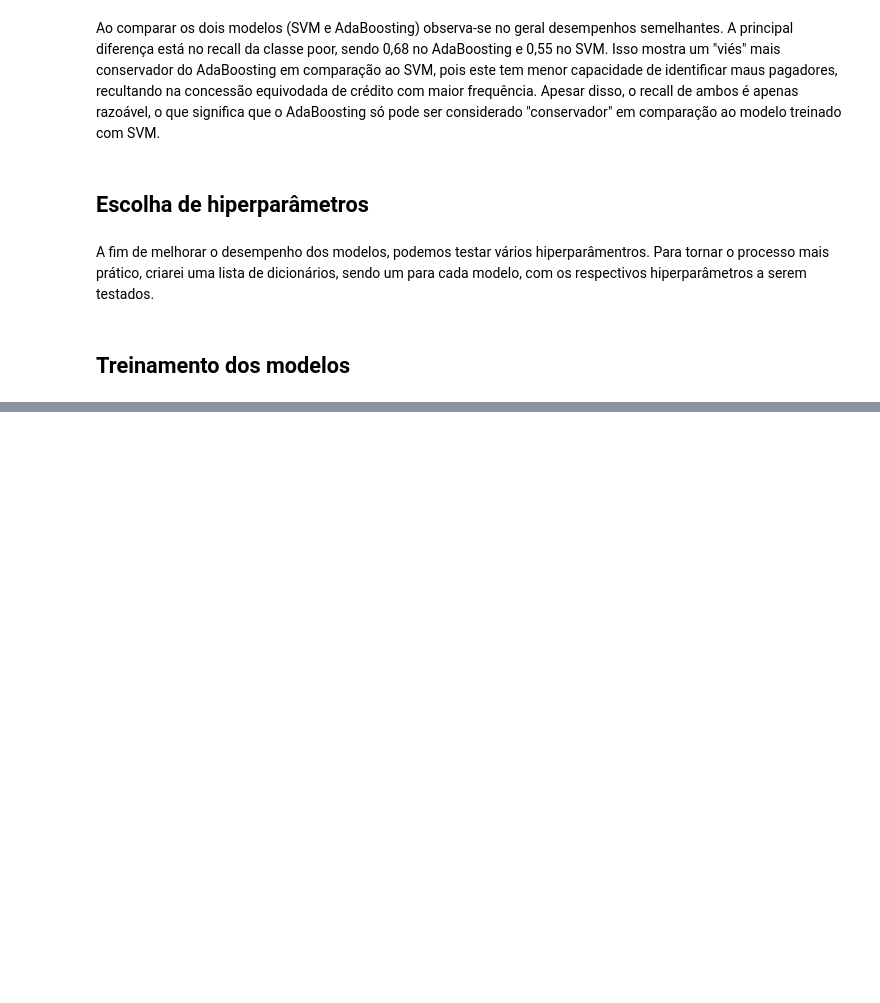
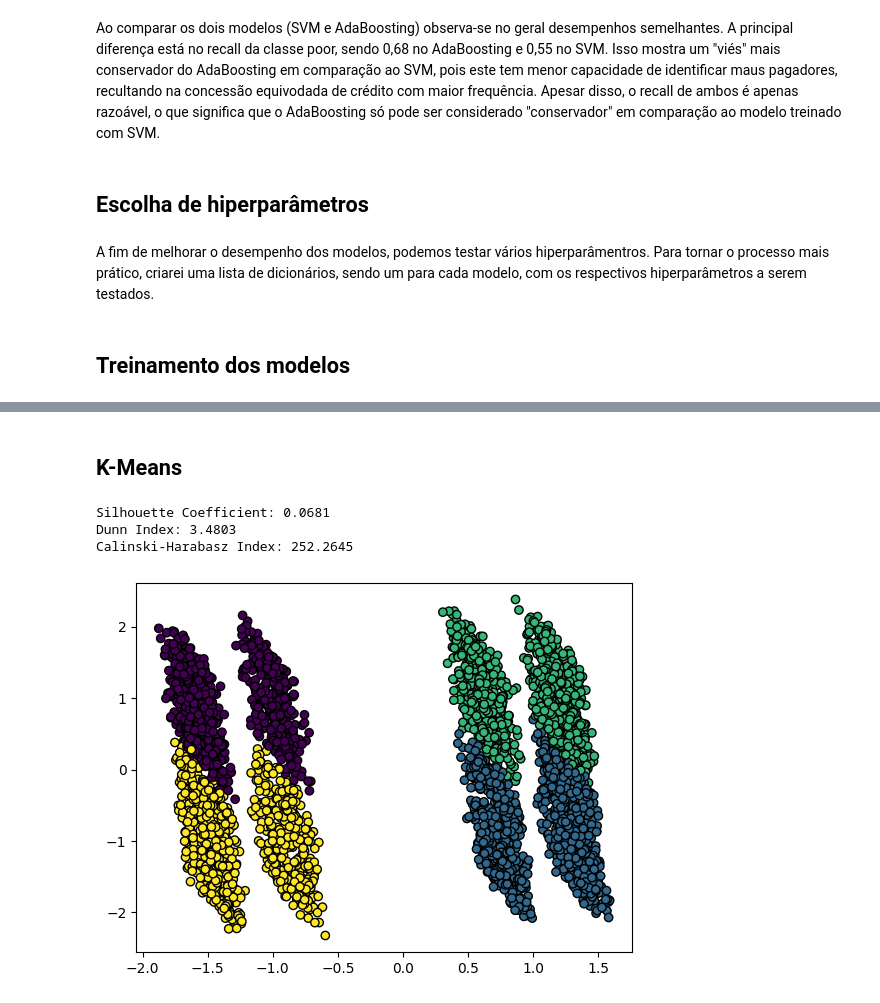
Before and after one commit to afonsohenrique14/Data_Science_Score_Credit, a Jupyter notebook: TRABALHO ADA ML2.ipynb, the cells around one changed output, grey strips where cells are left out. Cells and saved outputs as stored; diff of their text form; code cells hidden in the pictures; blank space fills up the shorter version.

```diff
--- a/TRABALHO ADA ML2.ipynb
+++ b/TRABALHO ADA ML2.ipynb
@@ -756,0 +1182,32 @@ Fitting 5 folds for each of 12 candidates, totalling 60 fits
+# %%
+from sklearn.metrics import silhouette_score, davies_bouldin_score, calinski_harabasz_score
+from sklearn.decomposition import PCA
+import matplotlib.pyplot as plt
+
+def Obter_Métricas(X, y_pred):
+    silhouette = silhouette_score(X, y_pred)
+    dunn_index = davies_bouldin_score(X, y_pred)
+    calinski_harabasz_index = calinski_harabasz_score(X, y_pred)
+
+    print(f'Silhouette Coefficient: {silhouette:.4f}')
+    print(f'Dunn Index: {dunn_index:.4f}')
+    print(f'Calinski-Harabasz Index: {calinski_harabasz_index:.4f}')
+
+    pca = PCA(n_components=2)
+    X_pca = pca.fit_transform(X)
+
+    plt.scatter(X_pca[:, 0], X_pca[:, 1], c=y_pred, cmap='viridis', edgecolors='k')
+    plt.show()
+# %% [markdown]
+## K-Means
+# %%
+from sklearn.cluster import KMeans
+kmeans = KMeans(n_clusters=4, tol=1e-3, max_iter=1000)
+y_pred = kmeans.fit_predict(X_preprocessed)
+kmeans
+Obter_Métricas(X_preprocessed, y_pred)
+# %% [output]
+Silhouette Coefficient: 0.0681
+Dunn Index: 3.4803
+Calinski-Harabasz Index: 252.2645
+[figure, added]
```
Also changed, not shown: parts of 61 cells of this notebook, 1 other file.
